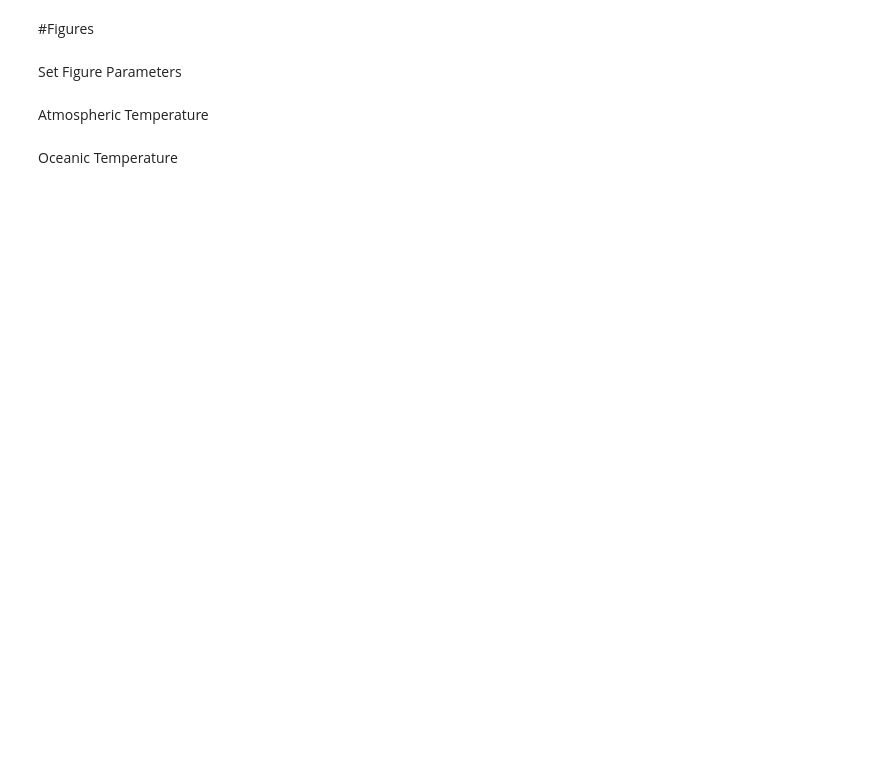
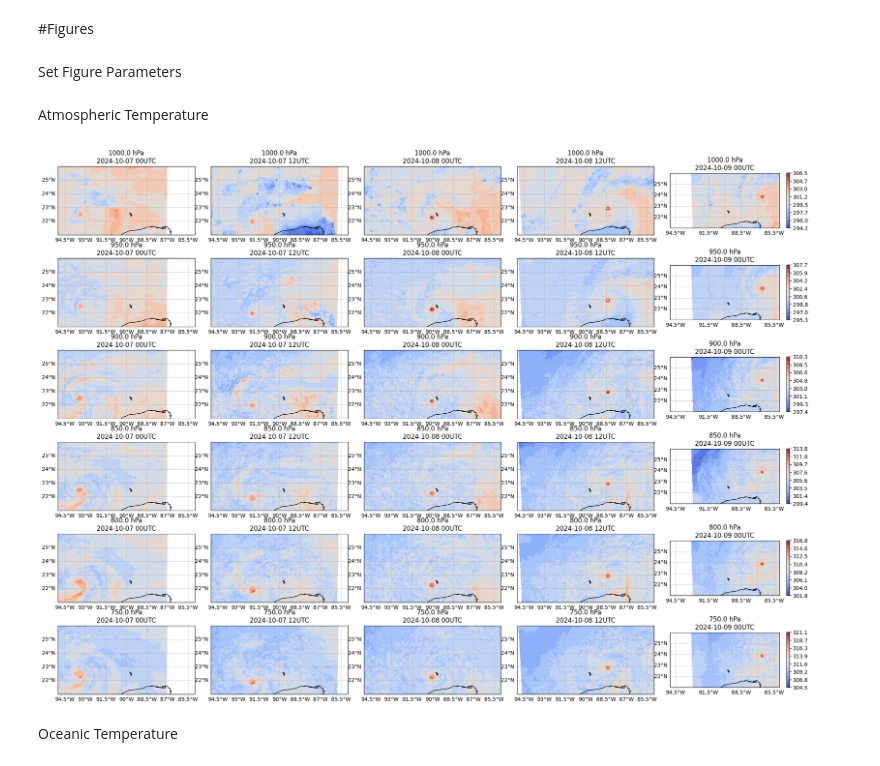
Before and after one commit to SeanBarnier/HAFS_Air-Sea, a Jupyter notebook: tempMaps.ipynb, the cells around one changed output. Drawn from its saved outputs; the diff is of its cells as text; code cells hidden in the pictures; blank space fills up the shorter version.

Commit message:
Changed layer difference plots

```diff
--- a/tempMaps.ipynb
+++ b/tempMaps.ipynb
@@ -24,10 +44,10 @@ name = "Milton"
 tcNum = "14"
 trackType = ""
 
-initTime = dt(year=2024, month=10, day=7, hour=12) #Time when Milton began its most rapid intensification
+initTime = dt(year=2024, month=10, day=7, hour=0) #Time when Milton began its most rapid intensification
 
 fHourStep = 12      #Normally 3 for HAFS-A
-forecastLength = 48 #Normally 126 for HAFS-A.
+forecastLength = 54 #Normally 126 for HAFS-A.
 #runStep = 6         #Normally 6 for HAFS-A
 
 figureSuffix = "_RI"
@@ -95,7 +146,7 @@ tcLocs
 # %% [markdown]
 Set Figure Parameters
 # %%
-lonMin, lonMax, latMin, latMax = -94, -86, 21, 27
+lonMin, lonMax, latMin, latMax = -95, -85, 21, 26
 
 atmLayers = [0, 2, 4, 6, 8, 10]
 oceLayers = [0, 2, 4, 6, 8, 10]
@@ -110,7 +161,7 @@ diffType = "top" #top or incremental
 # %% [markdown]
 Atmospheric Temperature
 # %%
-atmFig = plt.figure(figsize=(len(fcastTimes)*5,len(atmLayers)*7))
+atmFig = plt.figure(figsize=(len(fcastTimes)*5,len(atmLayers)*6))
 atmAxes = [[atmFig.add_axes([xcorner, ycorner, xWidth-buffer, yWidth-buffer], projection=ccrs.PlateCarree()) for ycorner in ycorners] for xcorner in xcorners]
 
 contourLevs = {layer:["Empty"] for layer in atmLayers}
@@ -119,34 +170,36 @@ for valid, atmAxColumn in zip(fcastTimes, atmAxes):
   fhour = str(int((valid-initTime).total_seconds() / 3600))
   while len(fhour) < 3: fhour = "0" + fhour
 
   atmFile = "hafsa_" + initStr + initHour + "_f" + fhour + ".nc"
   atmPath = dataPath + "hafsaOutput/" + subfolder + atmFile
   atmData = xr.open_dataset(atmPath)
 
   for atmLayer, atmAx in zip(atmLayers, atmAxColumn):
 
     atmSlice = atmData.isel(isobaricInhPa=atmLayer).sel(longitude=slice(lonMin+360, lonMax+360), latitude=slice(latMin, latMax))
 
     if potentialTemp: temp = atmSlice.t.data * (1000/atmSlice.isobaricInhPa.data) ** 0.286
     else: temp = atmSlice.t.data
 
     if "Empty" in contourLevs[atmLayer]: contourLevs[atmLayer] = [round(l, 1) for l in np.linspace(np.min(temp[np.isnan(temp)==False])-3, np.max(temp[np.isnan(temp)==False])+3, 15)]
 
     tempContour = atmAx.contourf(atmSlice.longitude.data, atmSlice.latitude.data, temp, cmap="coolwarm", transform=ccrs.PlateCarree(),
                                 extent = [lonMin, lonMax, latMin, latMax], levels=contourLevs[atmLayer])
 
-    atmFig.colorbar(tempContour, shrink=0.8)
+    if valid == fcastTimes[-1]: atmFig.colorbar(tempContour, shrink=0.8)
 
     #atmAx.scatter(tcLocs[valid][1], tcLocs[valid][0], marker="*", color="black", s=75, transform=ccrs.PlateCarree())
 
     atmAx.add_feature(cft.COASTLINE)
     atmAx.add_feature(cft.BORDERS)
     atmAx.gridlines(draw_labels=["left", "bottom"], alpha=0.5)
     atmAx.set_title(f'{atmData.isobaricInhPa.data[atmLayer]} hPa\n{valid.strftime("%Y-%m-%d %HUTC")}')
 
     atmAx.set_extent([lonMin, lonMax, latMin, latMax])
 
 #atmFig.suptitle(f"Atmosphere Initialized {initTime.strftime('%Y-%m-%d %HUTC')}")
+# %% [output]
+[figure, added]
 # %% [markdown]
 Oceanic Temperature
 # %%
```
Also changed, not shown: parts of 12 cells of this notebook.
